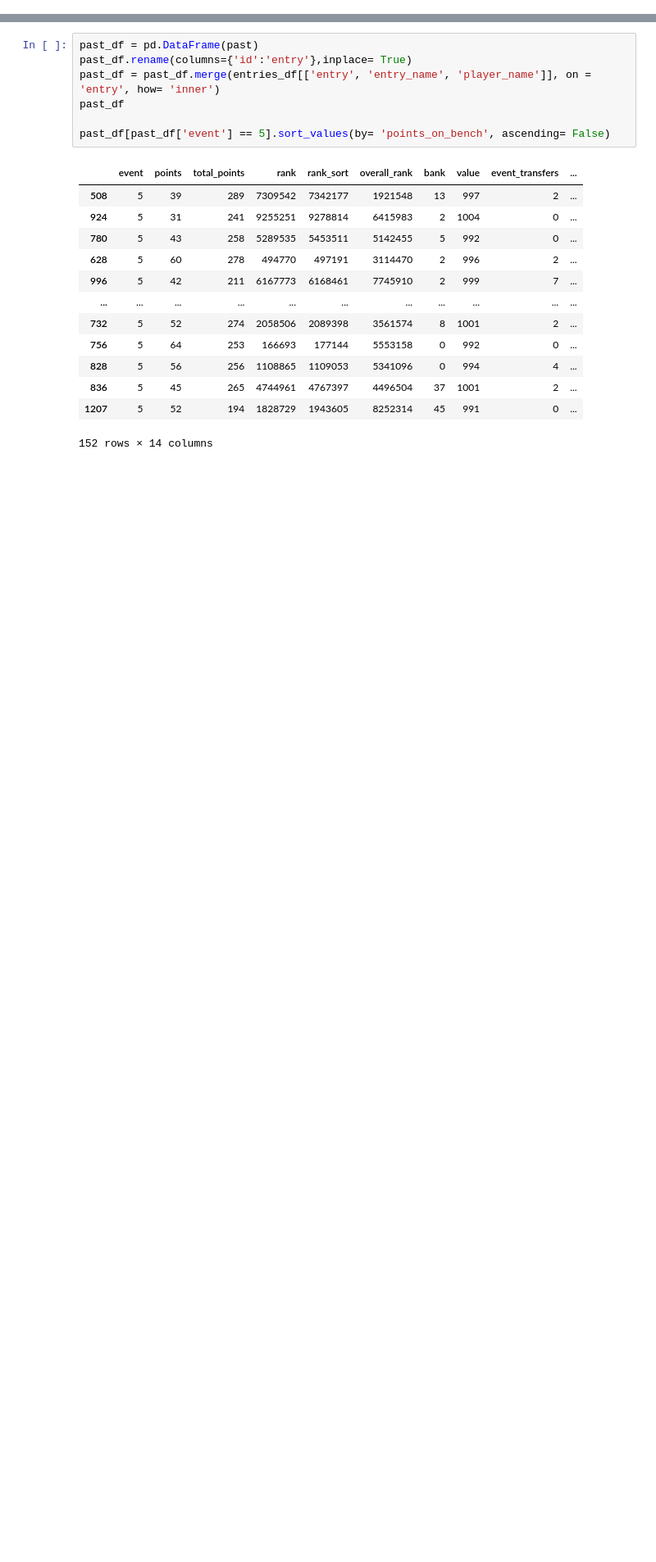
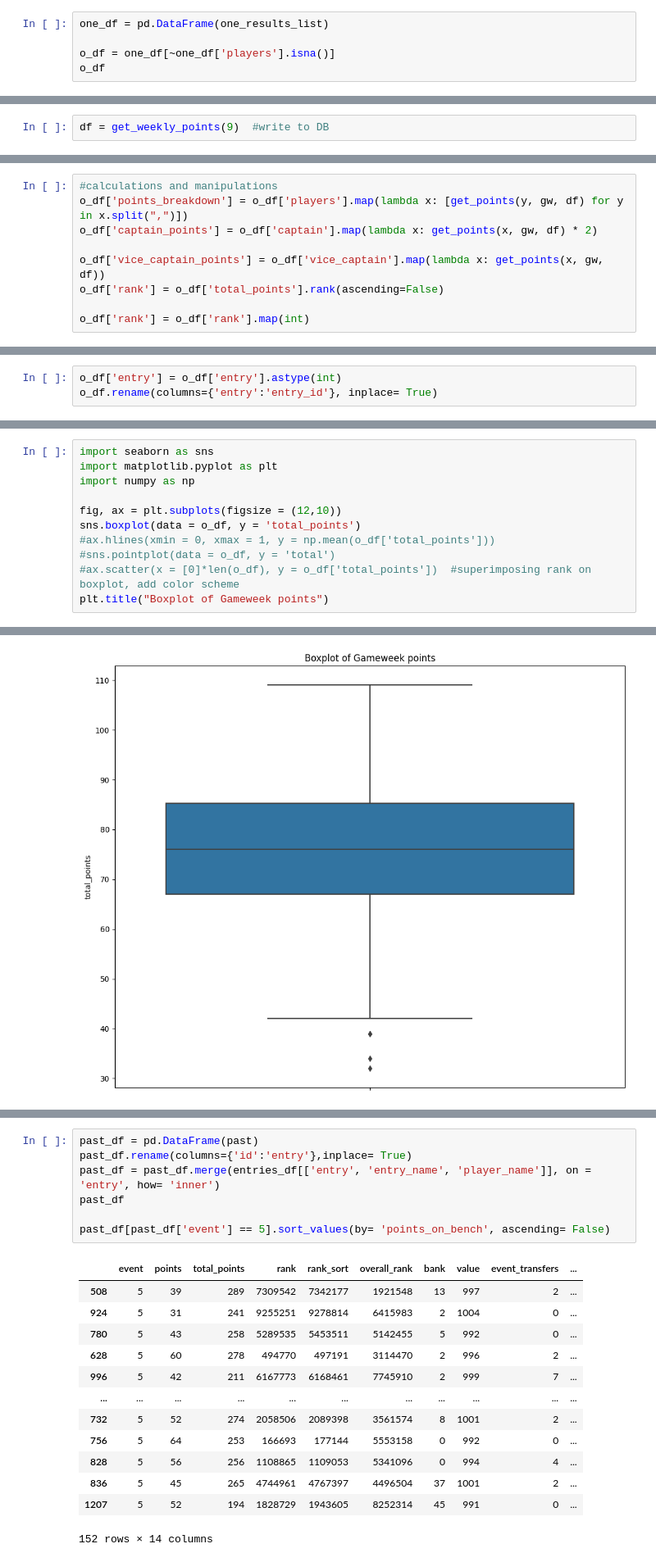
Before and after one commit to Ok3ks/Sports, a Jupyter notebook: fpl/Quick guide to FPL api.ipynb, the cells around one changed output, grey strips where cells are left out. Shown at 82% size. Saved outputs shown, nothing was run; the diff lists cells and outputs as text; blank space fills up the shorter version.

```diff
--- a/fpl/Quick guide to FPL api.ipynb
+++ b/fpl/Quick guide to FPL api.ipynb
@@ -192,0 +307,5 @@ for player_id in entries_df['entry']:
+# %%
+one_df = pd.DataFrame(one_results_list)
+
+o_df = one_df[~one_df['players'].isna()]
+o_df
@@ -192,0 +365,2 @@ for player_id in entries_df['entry']:
+# %%
+df = get_weekly_points(9)  #write to DB
@@ -192,0 +392,9 @@ for player_id in entries_df['entry']:
+# %%
+#calculations and manipulations
+o_df['points_breakdown'] = o_df['players'].map(lambda x: [get_points(y, gw, df) for y in x.split(",")])
+o_df['captain_points'] = o_df['captain'].map(lambda x: get_points(x, gw, df) * 2)
+
+o_df['vice_captain_points'] = o_df['vice_captain'].map(lambda x: get_points(x, gw, df))
+o_df['rank'] = o_df['total_points'].rank(ascending=False)
+
+o_df['rank'] = o_df['rank'].map(int)
@@ -192,0 +498,3 @@ for player_id in entries_df['entry']:
+# %%
+o_df['entry'] = o_df['entry'].astype(int)
+o_df.rename(columns={'entry':'entry_id'}, inplace= True)
@@ -192,0 +688,12 @@ for player_id in entries_df['entry']:
+# %%
+import seaborn as sns
+import matplotlib.pyplot as plt
+import numpy as np
+
+fig, ax = plt.subplots(figsize = (12,10))
+sns.boxplot(data = o_df, y = 'total_points')
+#ax.hlines(xmin = 0, xmax = 1, y = np.mean(o_df['total_points']))
+#sns.pointplot(data = o_df, y = 'total')
+#ax.scatter(x = [0]*len(o_df), y = o_df['total_points'])  #superimposing rank on boxplot, add color scheme
+plt.title("Boxplot of Gameweek points")
+# %% [output]
@@ -192,0 +701 @@ for player_id in entries_df['entry']:
+[figure, added]
```
Also changed, not shown: parts of 97 cells of this notebook, 18 other files.
